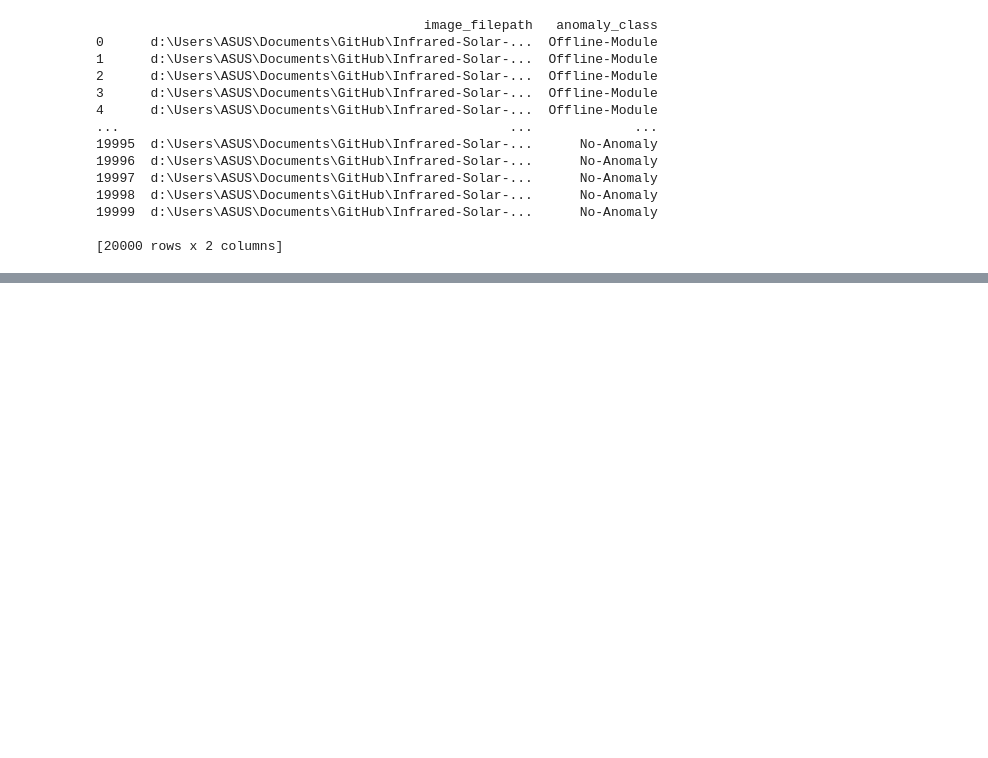
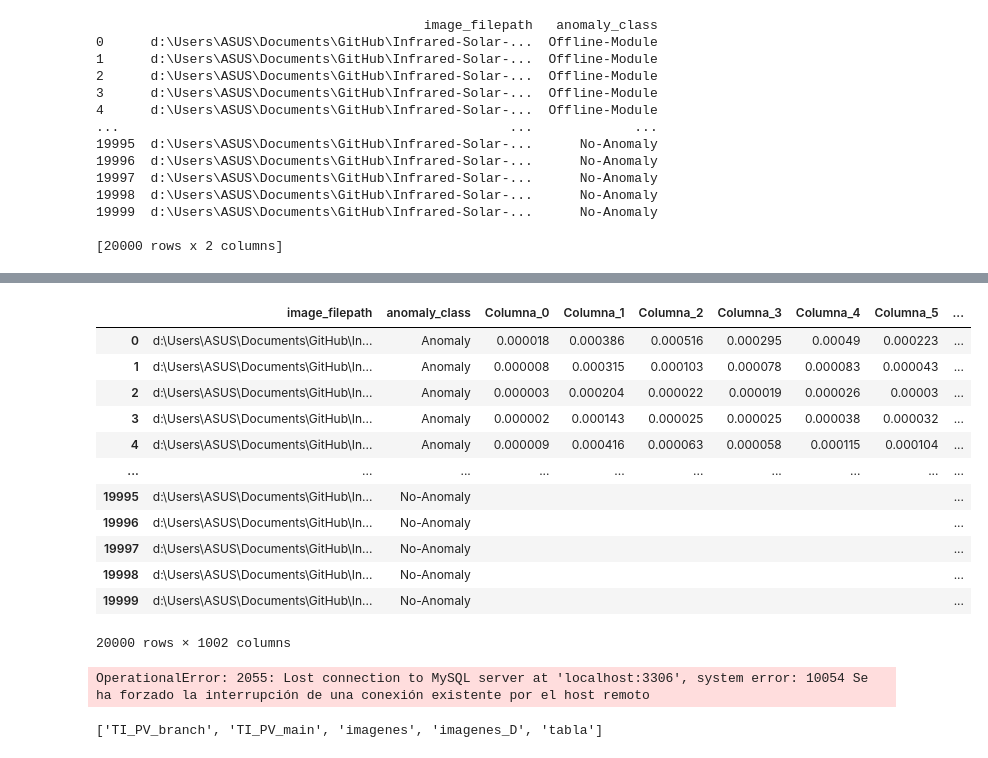
Before and after one commit to DanielOrBO/Infrared-Solar-Modules-Classifier, a Jupyter notebook: Test_Models_2 Classes.ipynb, the cells around one changed output, grey strips where cells are left out. Cells and saved outputs as stored; diff of their text form; code cells hidden in the pictures; blank space fills up the shorter version.

```diff
--- a/Test_Models_2 Classes.ipynb
+++ b/Test_Models_2 Classes.ipynb
@@ -82,9 +53,0 @@ array([5.80870665e-06, 1.34648857e-04, 3.95795178e-05, 3.29259237e-05,
-# %%
-for i in range(1000):
-    sample[f"Columna {i}"] = ""
-# Obtener los nombres de las filas
-nombres_filas = sample.index.tolist()
-
-# Imprimir los nombres de las filas
-# %%
-sample.iloc[2900, 2::] = Features1
@@ -92,6 +57,5 @@ sample.iloc[2900, 2::] = Features1
 
 # data = ExtFwVGG16(sample["image_filepath"][0])
 df = J2Anottation(DATA_PATH,METADATA_PATH)
-sample = df.groupby('anomaly_class').sample(n=10).sort_index()
-
-print(sample["image_filepath"][1235])
+# sample = df.groupby('anomaly_class').sample(n=10).sort_index()
+# df.iloc[0,0]
@@ -98,7 +84,8 @@ print(sample["image_filepath"][1235])
 # %%
 def dataframe(df):
 
-    sample = df.groupby("anomaly_class").sample(n=10).sort_index()
+    sample = df
+
     filas = sample.index.tolist()
 
     for i in range(1000):
@@ -106,12 +93,13 @@ def dataframe(df):
         colum_name = f"Columna_{i}"
         sample[colum_name] = ""
 
-    for n in range(len(filas)):
+    for n in range(len(filas)-19980):
 
         Features = ExtFwVGG16(df["image_filepath"][filas[n]])
         sample.iloc[n,2::] = Features[0].tolist()
 
     return sample
 
-data_f = dataframe(df)
+data_k = dataframe(df)
+data_f = df.groupby("anomaly_class").sample(n=10).sort_index()
 # %% [output]
@@ -137,0 +123,16 @@ data_f = dataframe(df)
+# %%
+data_k
+# %% [output]
+|  | image_filepath | anomaly_class | Columna_0 | Columna_1 | Columna_2 | Columna_3 | Columna_4 | Columna_5 | ... |
+| 0 | d:\Users\ASUS\Documents\GitHub\In... | Anomaly | 0.000018 | 0.000386 | 0.000516 | 0.000295 | 0.00049 | 0.000223 | ... |
+| 1 | d:\Users\ASUS\Documents\GitHub\In... | Anomaly | 0.000008 | 0.000315 | 0.000103 | 0.000078 | 0.000083 | 0.000043 | ... |
+| 2 | d:\Users\ASUS\Documents\GitHub\In... | Anomaly | 0.000003 | 0.000204 | 0.000022 | 0.000019 | 0.000026 | 0.00003 | ... |
+| 3 | d:\Users\ASUS\Documents\GitHub\In... | Anomaly | 0.000002 | 0.000143 | 0.000025 | 0.000025 | 0.000038 | 0.000032 | ... |
+| 4 | d:\Users\ASUS\Documents\GitHub\In... | Anomaly | 0.000009 | 0.000416 | 0.000063 | 0.000058 | 0.000115 | 0.000104 | ... |
+| ... | ... | ... | ... | ... | ... | ... | ... | ... | ... |
+| 19995 | d:\Users\ASUS\Documents\GitHub\In... | No-Anomaly |  |  |  |  |  |  | ... |
+| 19996 | d:\Users\ASUS\Documents\GitHub\In... | No-Anomaly |  |  |  |  |  |  | ... |
+| 19997 | d:\Users\ASUS\Documents\GitHub\In... | No-Anomaly |  |  |  |  |  |  | ... |
+| 19998 | d:\Users\ASUS\Documents\GitHub\In... | No-Anomaly |  |  |  |  |  |  | ... |
+| 19999 | d:\Users\ASUS\Documents\GitHub\In... | No-Anomaly |  |  |  |  |  |  | ... |
+20000 rows × 1002 columns
@@ -137,0 +166,4 @@ data_f = dataframe(df)
+# %%
+a = UploadDB(data_k)
+# %% [output]
+OperationalError: 2055: Lost connection to MySQL server at 'localhost:3306', system error: 10054 Se ha forzado la interrupción de una conexión existente por el host remoto
@@ -137,0 +227,14 @@ data_f = dataframe(df)
+# %%
+cur = conn1.cursor()
+
+cur.execute("SHOW TABLES")
+print([tabla[0] for tabla in cur]
+)
+
+
+sql = """ SELECT * FROM imagenes_D"""
+cur.execute(sql)
+Features = cur.fetchall()
+df_new = pd.DataFrame(Features)
+# %% [output]
+['TI_PV_branch', 'TI_PV_main', 'imagenes', 'imagenes_D', 'tabla']
```
Also changed, not shown: parts of 19 cells of this notebook.
